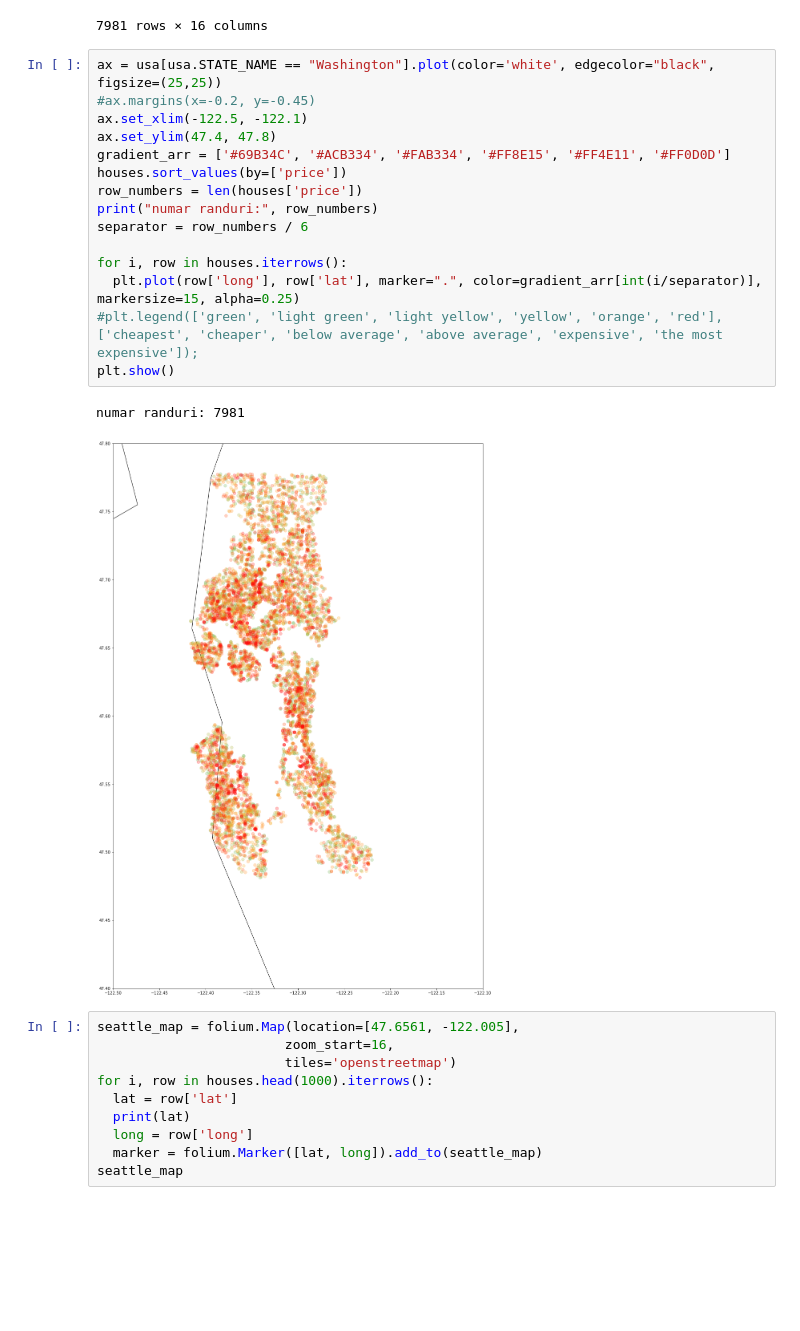
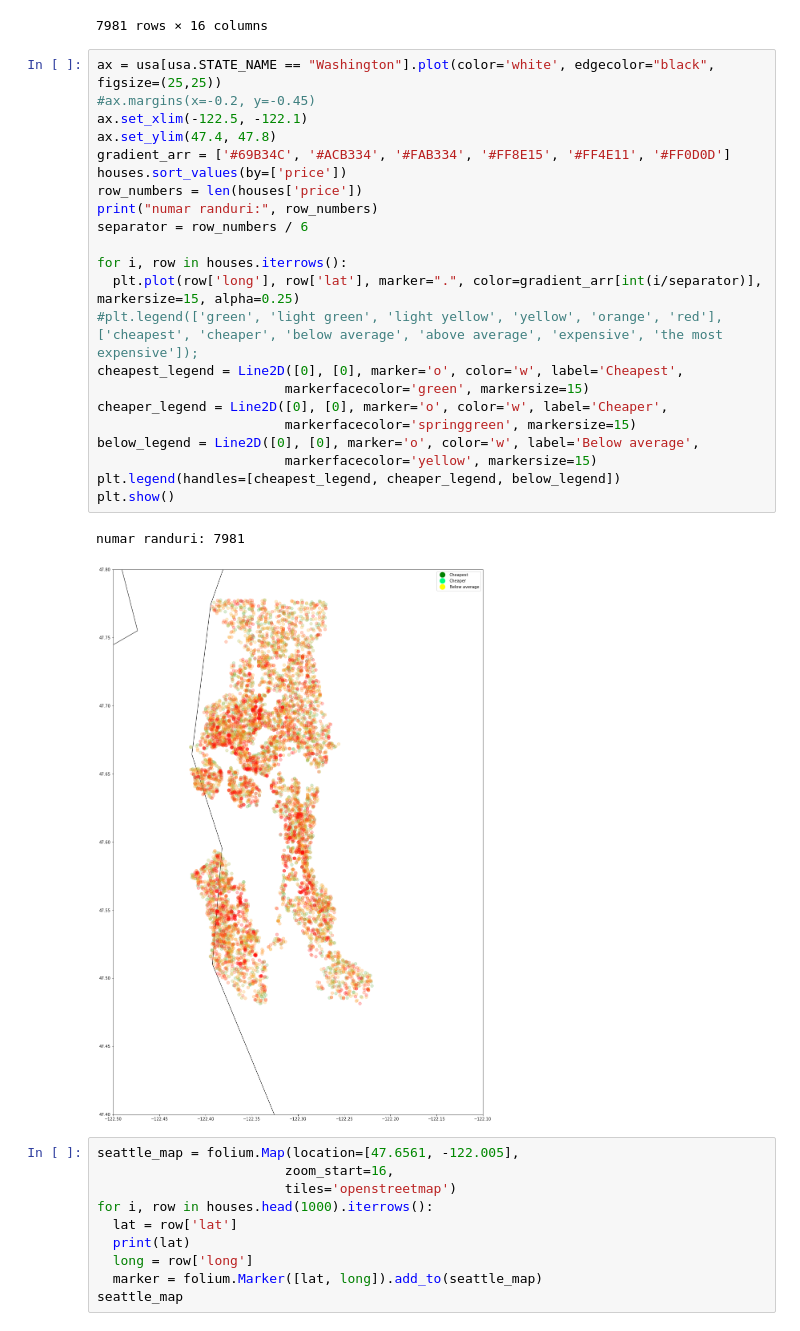
Before and after one commit to jafetimbre/mib-fiesta, a Jupyter notebook: src/beresescu_copy.ipynb, the cells around one changed output. Saved outputs shown, nothing was run; the diff lists cells and outputs as text; blank space fills up the shorter version.

```diff
--- a/src/beresescu_copy.ipynb
+++ b/src/beresescu_copy.ipynb
@@ -152,21 +71,28 @@ houses
 # %%
 ax = usa[usa.STATE_NAME == "Washington"].plot(color='white', edgecolor="black", figsize=(25,25))
 #ax.margins(x=-0.2, y=-0.45)
 ax.set_xlim(-122.5, -122.1)
 ax.set_ylim(47.4, 47.8)
 gradient_arr = ['#69B34C', '#ACB334', '#FAB334', '#FF8E15', '#FF4E11', '#FF0D0D']
 houses.sort_values(by=['price'])
 row_numbers = len(houses['price'])
 print("numar randuri:", row_numbers)
 separator = row_numbers / 6
 
 for i, row in houses.iterrows():
   plt.plot(row['long'], row['lat'], marker=".", color=gradient_arr[int(i/separator)], markersize=15, alpha=0.25)
 #plt.legend(['green', 'light green', 'light yellow', 'yellow', 'orange', 'red'], ['cheapest', 'cheaper', 'below average', 'above average', 'expensive', 'the most expensive']);
+cheapest_legend = Line2D([0], [0], marker='o', color='w', label='Cheapest',
+                        markerfacecolor='green', markersize=15)
+cheaper_legend = Line2D([0], [0], marker='o', color='w', label='Cheaper',
+                        markerfacecolor='springgreen', markersize=15)
+below_legend = Line2D([0], [0], marker='o', color='w', label='Below average',
+                        markerfacecolor='yellow', markersize=15)
+plt.legend(handles=[cheapest_legend, cheaper_legend, below_legend])
 plt.show()
 # %% [output]
 numar randuri: 7981
-[figure, old version]
+[figure, new version]
 # %%
 seattle_map = folium.Map(location=[47.6561, -122.005],
                         zoom_start=16,
```
Also changed, not shown: parts of 7 cells of this notebook.
